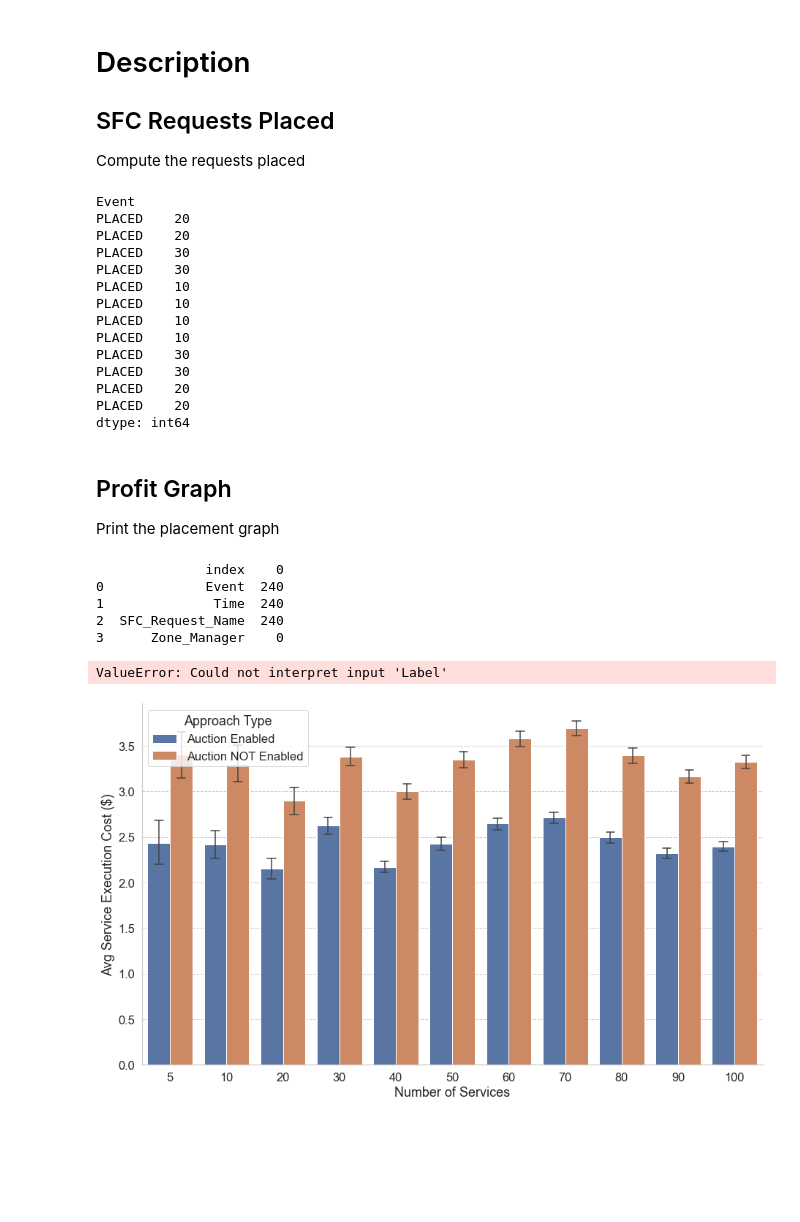
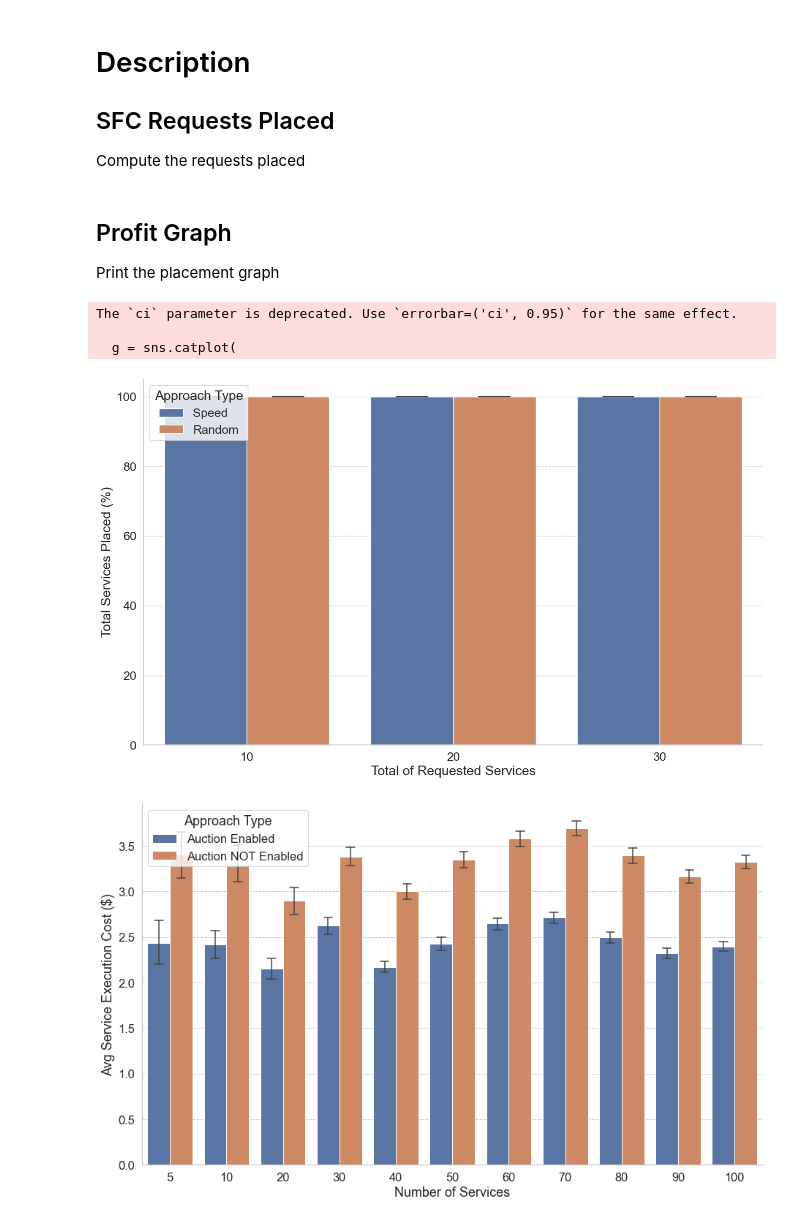
Before and after one commit to anselmobattisti/speed, a Jupyter notebook: experiments/A1/notebook/notebook.ipynb, the cells around one changed output. Drawn from its saved outputs; the diff is of its cells as text; code cells hidden in the pictures; blank space fills up the shorter version.

Commit message:
Notebook for first graph.

```diff
--- a/experiments/A1/notebook/notebook.ipynb
+++ b/experiments/A1/notebook/notebook.ipynb
@@ -61,34 +61,25 @@ def load_data():
 # %%
 pd.set_option('mode.chained_assignment', None)
 
-loaded_data = load_data()
+def process_data():
+    loaded_data = load_data()
 
-entities = loaded_data['requests']
+    entities = loaded_data['requests']
 
-services_processed = []
+    services_processed = []
 
-for services in entities:
-    df = services.loc[services['Event'] == "PLACED"]
-    services_processed.append(df.groupby(['Event']).size())
+    for services in entities:
+        services_processed.append(services)
 
-result = pd.concat(services_processed)
+    result = pd.concat(services_processed)
 
-result
+    df_summed = result.groupby(['Label', 'Num_Requests', 'Round','Event']).count().reset_index()
+
+    df_summed["percentage"] = (df_summed['Num_Requests'] / df_summed['Time']) * 100
+
+    return df_summed
+
+# ret = process_data()
-# %% [output]
-Event
-PLACED    20
-PLACED    20
-PLACED    30
-PLACED    30
-PLACED    10
-PLACED    10
-PLACED    10
-PLACED    10
-PLACED    30
-PLACED    30
-PLACED    20
-PLACED    20
-dtype: int64
 # %% [markdown]
 ## Profit Graph
 
@@ -100,52 +91,44 @@ import matplotlib.pyplot as plt
 sns.set(font_scale = 1.5)
 
 sns.set_style("whitegrid", {'grid.linestyle': '--'})
 
 sns.color_palette("rocket")
 
+loaded_data = load_data()
+
 order = sorted(loaded_data['order'])
 
-df_summed = result.groupby(['Label', 'Num_Requests', 'Round']).count().sum().reset_index()
-
-print(df_summed)
+df_summed = process_data()
 
 g = sns.catplot(
     data=df_summed,
     kind="bar",
     hue="Label",
     order = order,
     hue_order=hue_order,
-    x="Label",
-    y="Num_Requests",
+    x="Num_Requests",
+    y="percentage",
     ci=.95,
     capsize=.15,
     errwidth=1.5,
     legend_out=False
 )
 
 g.fig.set_figheight(9)
 g.fig.set_figwidth(16)
 
-g.set_axis_labels("Number of Services", "Total Service Execution Cost ($)")
-
+g.set_axis_labels("Total of Requested Services", "Total Services Placed (%)")
 plt.legend(loc='upper left', title='Approach Type')
 
 plt.show()
 
-g.figure.savefig(fname='{}/winner_bid_sum.png'.format(path_results),
+g.figure.savefig(fname='{}/placement.png'.format(path_results),
                   transparent=False, pad_inches=0.3, bbox_inches='tight')
-
-df_summed['diff'] = df_summed['Decision_Bid_Value'] / df_summed['Winner_Bid_Value']
-
-print(1 - df_summed['diff'].mean())
-# df = auction.loc[auction['Event'] == "AUCTION_WINNER"]
 # %% [output]
-              index    0
-0             Event  240
-1              Time  240
-2  SFC_Request_Name  240
-3      Zone_Manager    0
+The `ci` parameter is deprecated. Use `errorbar=('ci', 0.95)` for the same effect.
+
+  g = sns.catplot(
-ValueError: Could not interpret input 'Label'
+[figure, added]
 # %%
 import seaborn as sns
 import matplotlib.pyplot as plt
```
Also changed, not shown: parts of 1 cell of this notebook, 2 other files.
